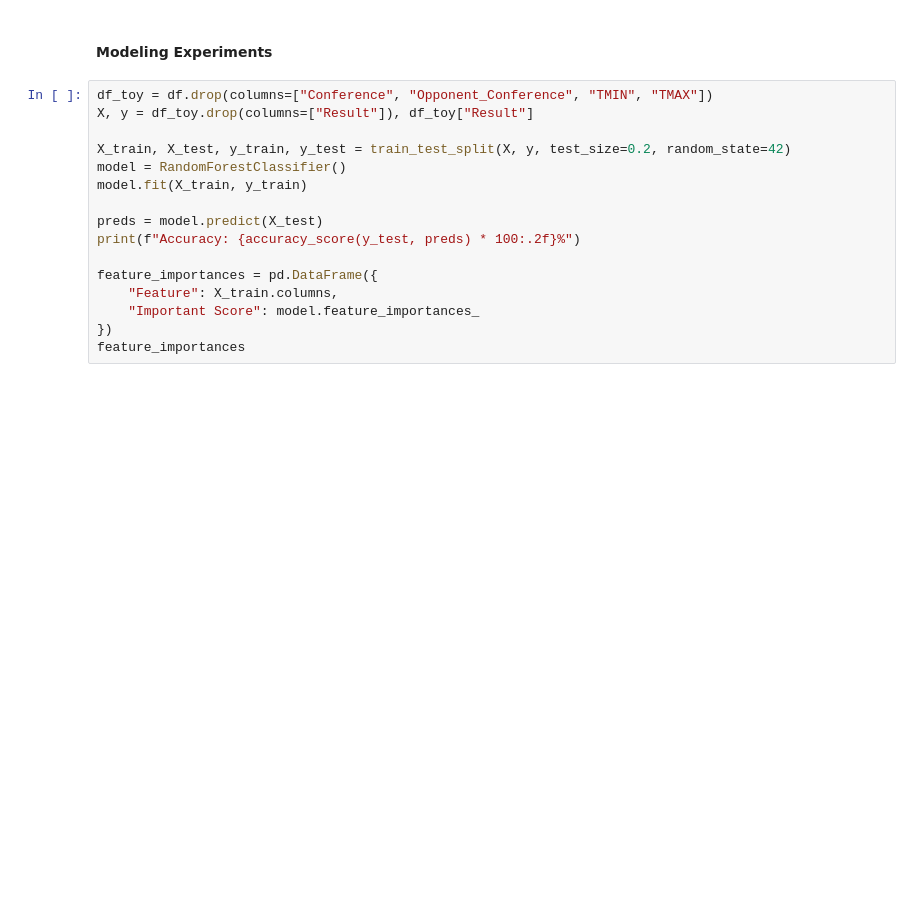
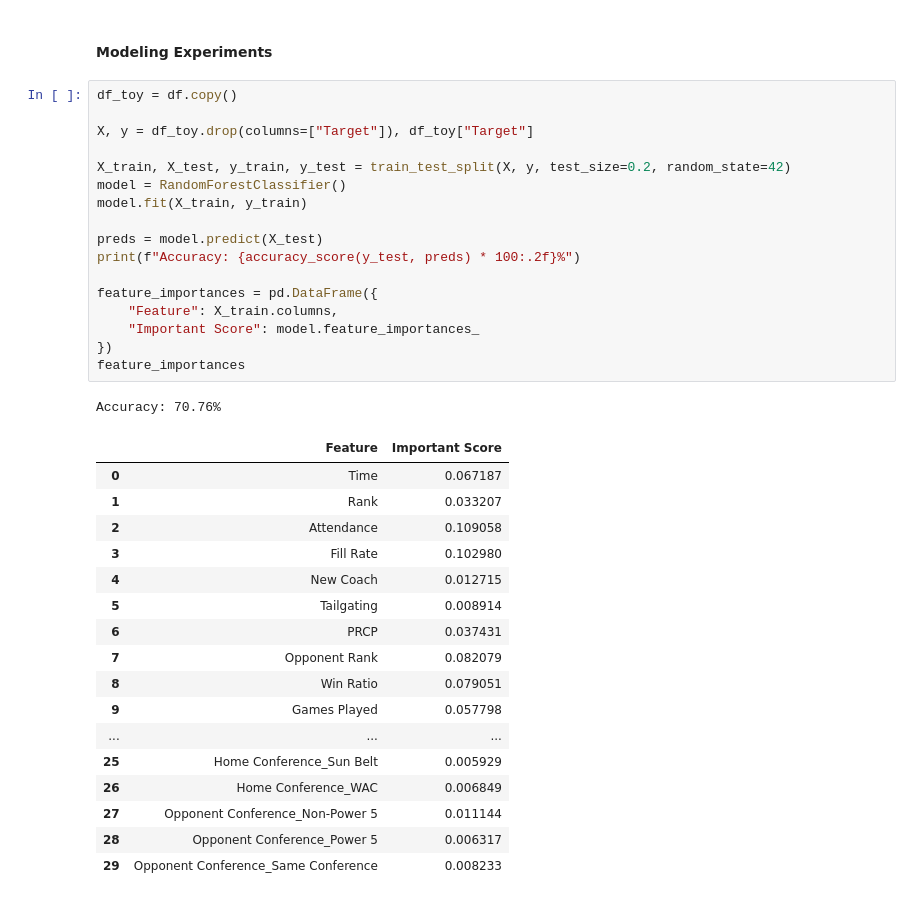
Before and after one commit to lancezhang04/CFBWinPrediction, a Jupyter notebook: main.ipynb, the cells around one changed output. Drawn from its saved outputs; the diff is of its cells as text; blank space fills up the shorter version.

```diff
--- a/main.ipynb
+++ b/main.ipynb
@@ -347,18 +361,38 @@ df.head()
 # %% [markdown]
 #### Modeling Experiments
 # %%
-df_toy = df.drop(columns=["Conference", "Opponent_Conference", "TMIN", "TMAX"])
-X, y = df_toy.drop(columns=["Result"]), df_toy["Result"]
+df_toy = df.copy()
+
+X, y = df_toy.drop(columns=["Target"]), df_toy["Target"]
 
 X_train, X_test, y_train, y_test = train_test_split(X, y, test_size=0.2, random_state=42)
 model = RandomForestClassifier()
 model.fit(X_train, y_train)
 
 preds = model.predict(X_test)
 print(f"Accuracy: {accuracy_score(y_test, preds) * 100:.2f}%")
 
 feature_importances = pd.DataFrame({
     "Feature": X_train.columns,
     "Important Score": model.feature_importances_
 })
 feature_importances
+# %% [output]
+Accuracy: 70.76%
+|  | Feature | Important Score |
+| 0 | Time | 0.067187 |
+| 1 | Rank | 0.033207 |
+| 2 | Attendance | 0.109058 |
+| 3 | Fill Rate | 0.102980 |
+| 4 | New Coach | 0.012715 |
+| 5 | Tailgating | 0.008914 |
+| 6 | PRCP | 0.037431 |
+| 7 | Opponent Rank | 0.082079 |
+| 8 | Win Ratio | 0.079051 |
+| 9 | Games Played | 0.057798 |
+| ... | ... | ... |
+| 25 | Home Conference_Sun Belt | 0.005929 |
+| 26 | Home Conference_WAC | 0.006849 |
+| 27 | Opponent Conference_Non-Power 5 | 0.011144 |
+| 28 | Opponent Conference_Power 5 | 0.006317 |
+| 29 | Opponent Conference_Same Conference | 0.008233 |
```
Also changed, not shown: parts of 24 cells of this notebook.
